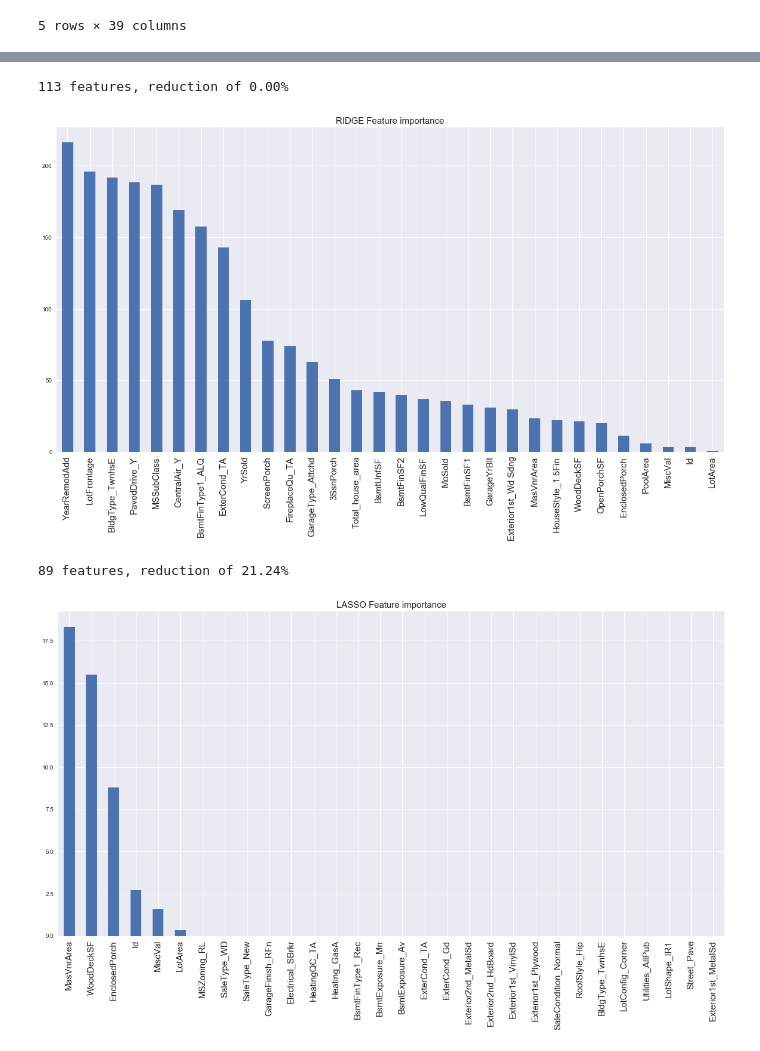
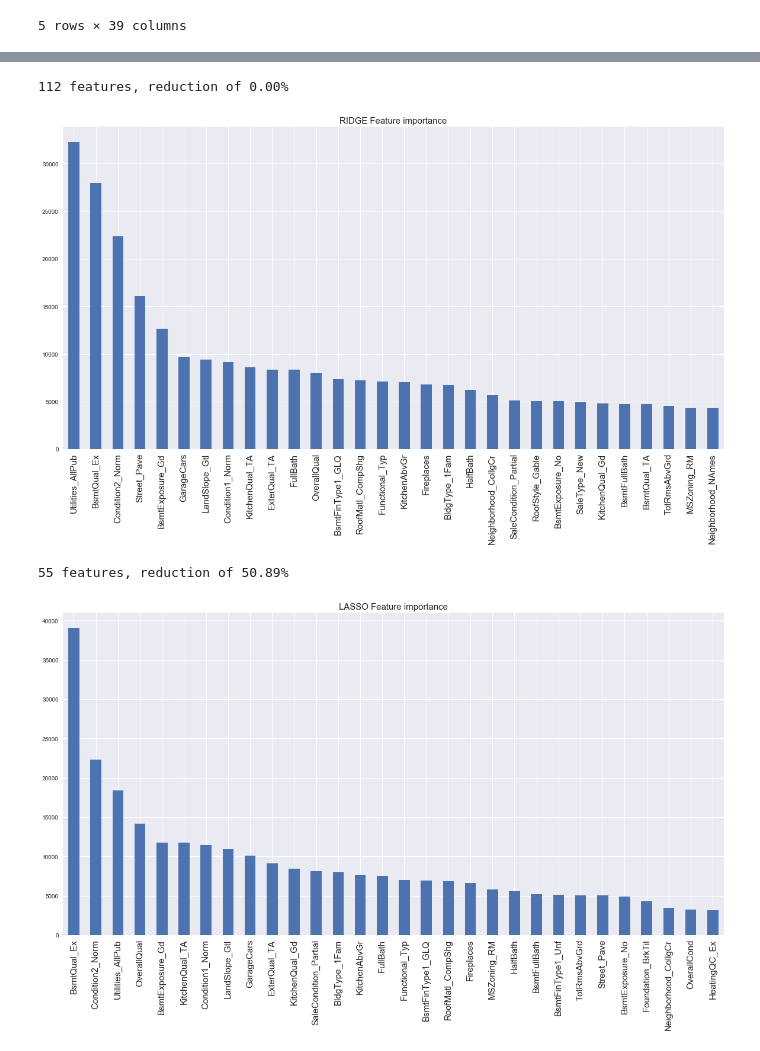
Before and after one commit to AMTORRES82/Udacity, a Jupyter notebook: Houses2.ipynb, the cells around one changed output, grey strips where cells are left out. Cells and saved outputs as stored; diff of their text form; code cells hidden in the pictures.

```diff
--- a/Houses2.ipynb
+++ b/Houses2.ipynb
@@ -36,4 +36,4 @@ train.head()
 # %%
 train.set_index(train['Id'],inplace=True,drop=True)
 # %%
-train.drop(['Id'],axis=1)
+train.drop(['Id'],axis=1,inplace=True)
@@ -476,10 +461,10 @@ simplefilter("ignore", category=ConvergenceWarning)
 from sklearn.model_selection import GridSearchCV
 from sklearn.linear_model import ElasticNet,ElasticNetCV
 # Train model with default alpha=1 and l1_ratio=0.5
-elastic_net = ElasticNet(alpha=1, l1_ratio=0.5).fit(X_train, y_train)
+elastic_net = ElasticNet(alpha=1, l1_ratio=0.5,normalize=True).fit(X_train, y_train)
 
 
-alpha = [0.5, 1, 10, 100, 1000]
+alpha = [0.5, 1, 10,20,30,40,50,60,70,80,90, 100, 1000]
 l1_ratio = [0.1, 0.2, 0.3, 0.4, 0.5, 0.6, 0.7, 0.8, 0.9, 1]
 param_grid = dict(alpha=alpha, l1_ratio=l1_ratio)
 grid_ENet = GridSearchCV(estimator=elastic_net, param_grid=param_grid, scoring='r2',cv=10)
@@ -487,14 +472,14 @@ grid_ENet_result = grid_ENet.fit(X_train, y_train)
 print('Best Score_ENet: ', grid_ENet_result.best_score_)
 print('Best Params_ENet: ', grid_ENet_result.best_params_)
 
-lasso_params={'alpha' : [0.5, 1, 10, 100, 1000]}
-grid_lasso = GridSearchCV(estimator=Lasso(), param_grid=lasso_params, scoring='r2',cv=10)
+lasso_params={'alpha' : [0.5, 1, 10,20,30,40,50,60,70,80,90, 100, 1000]}
+grid_lasso = GridSearchCV(estimator=Lasso(normalize=True), param_grid=lasso_params, scoring='r2',cv=10)
 grid_lasso_result = grid_lasso.fit(X_train, y_train)
 print('Best Score_Lasso: ', grid_lasso_result.best_score_)
 print('Best Params_Lasso: ', grid_lasso_result.best_params_)
 
-ridge_params = {'alpha':[200, 230, 250,265, 270, 275, 290, 300, 500]}
-grid_ridge = GridSearchCV(estimator=Ridge(), param_grid=ridge_params, scoring='r2',cv=10)
+ridge_params = {'alpha':[0.1,0.5,1,3,5,10,15,20,25,50,75,100,125,150,200, 230, 250,265, 270, 275, 290, 300, 500]}
+grid_ridge = GridSearchCV(estimator=Ridge(normalize=True), param_grid=ridge_params, scoring='r2',cv=10)
 grid_ridge_result = grid_ridge.fit(X_train, y_train)
 print('Best Score_Ridge: ', grid_ridge_result.best_score_)
 print('Best Params_Ridge: ', grid_ridge_result.best_params_)
@@ -576,24 +579,24 @@ plt.title('ELASTIC NET Feature importance',fontsize=15);
 # %%
 #RIDGE Feature importance
 feature_importance = pd.Series(index = X_train.columns, data = np.abs(grid_ridge_result.best_estimator_.coef_))
 n_selected_features = (feature_importance>0).sum()
 print('{0:d} features, reduction of {1:2.2f}%'.format(
     n_selected_features,(1-n_selected_features/len(feature_importance))*100))
-feature_importance.sort_values(ascending=False).tail(30).plot(kind = 'bar', figsize = (20,10))
+feature_importance.sort_values(ascending=False).head(30).plot(kind = 'bar', figsize = (20,10))
 plt.xticks(fontsize=15)
 plt.title('RIDGE Feature importance',fontsize=15);
 # %% [output]
-113 features, reduction of 0.00%
+112 features, reduction of 0.00%
-[figure, old version]
+[figure, new version]
 # %%
 #LASSO Feature importance
 feature_importance = pd.Series(index = X_train.columns, data = np.abs(grid_lasso_result.best_estimator_.coef_))
 n_selected_features = (feature_importance>0).sum()
 print('{0:d} features, reduction of {1:2.2f}%'.format(
     n_selected_features,(1-n_selected_features/len(feature_importance))*100))
-feature_importance.sort_values(ascending=False).tail(30).plot(kind = 'bar', figsize = (20,10))
+feature_importance.sort_values(ascending=False).head(30).plot(kind = 'bar', figsize = (20,10))
 plt.xticks(fontsize=15)
 plt.title('LASSO Feature importance',fontsize=15);
 # %% [output]
-89 features, reduction of 21.24%
+55 features, reduction of 50.89%
-[figure, old version]
+[figure, new version]
```
Also changed, not shown: parts of 39 cells of this notebook.
